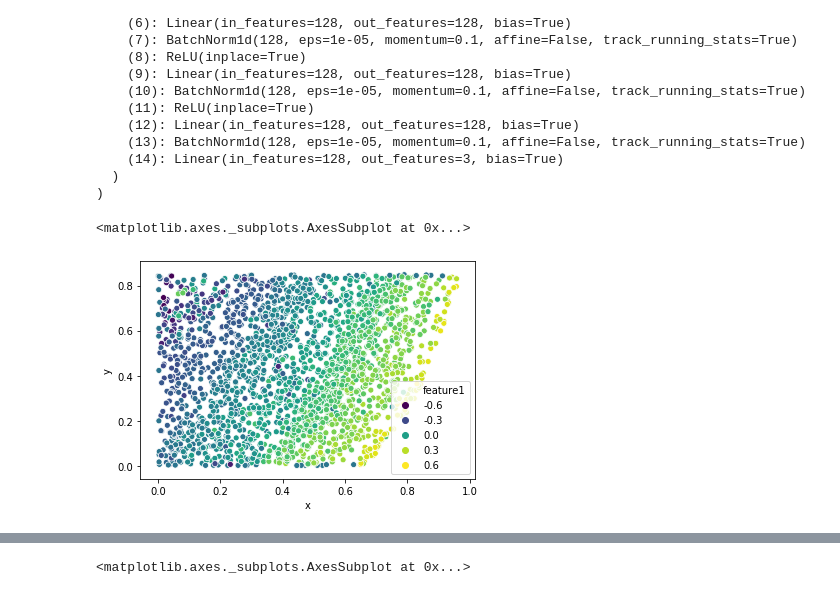
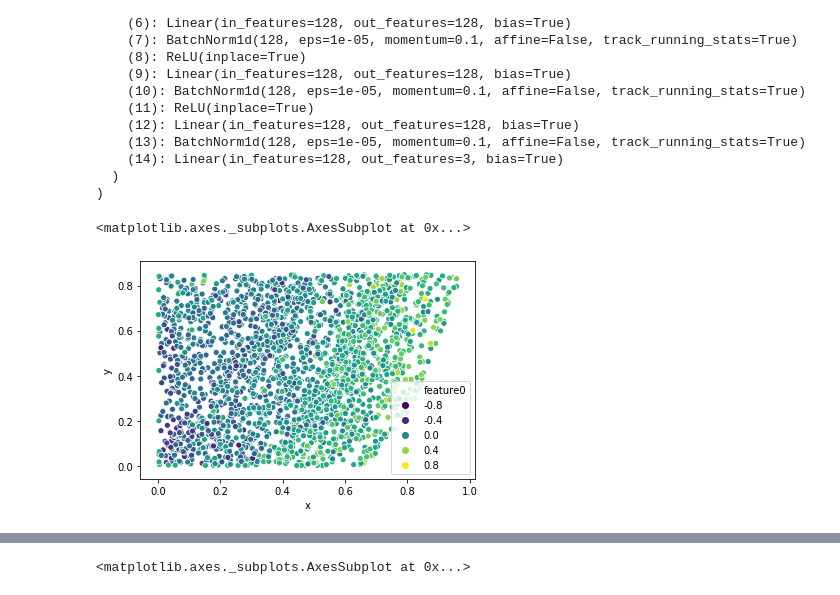
Before and after one commit to GuillaumeLeclerc/mlgenomics, a Jupyter notebook: data_preprocessing/plotting_model_features_unseen_data.ipynb, the cells around one changed output, grey strips where cells are left out. Saved outputs shown, nothing was run; the diff lists cells and outputs as text; code cells hidden in the pictures.

```diff
--- a/data_preprocessing/plotting_model_features_unseen_data.ipynb
+++ b/data_preprocessing/plotting_model_features_unseen_data.ipynb
@@ -46,7 +46,7 @@ test_dataset
 <torch.utils.data.dataset.Subset at 0x...>
 # %%
 # evaluate on the test dataset
-PATH = '/Users/work/Documents/GitHub/mlgenomics/djuna_models/lightning_logs/version_1/checkpoints/epoch=392-v0.ckpt'
+PATH = '/Users/work/Documents/GitHub/mlgenomics/djuna_models/lightning_logs/version_1_Wang_2018_all_2D_3D_processed_new_0_1_leftout/checkpoints/epoch=392-v0.ckpt'
 new_model_unseen = SimpleFNN.load_from_checkpoint(checkpoint_path=PATH)
 new_model_unseen.eval()
 # %% [output]
@@ -79,7 +79,7 @@ for features, labels, dataset_idx in (iter(DataLoader(test_dataset))):
     label.append(labels.detach().numpy())
     index.append(dataset_idx.detach().numpy())
     feature.append(features.detach().numpy())
-    out.append((new_model(features, dataset_idx)).detach().numpy())
+    out.append((new_model_unseen(features, dataset_idx)).detach().numpy())
 # %%
 yhat = np.concatenate(out)
 idx = np.concatenate(index)
@@ -90,7 +90,7 @@ yhat_data0 = yhat[np.array(np.where(idx==10)).flatten(),:]
 labels_data0 = label[np.array(np.where(idx==10)).flatten(),:]
 features_data0 = features[np.array(np.where(idx==10)).flatten(),:]
 # %%
-plot_genes(labels_data0, yhat_data0, 'viridis', 1)
+plot_genes(labels_data0, yhat_data0, 'viridis', 0)
 # %% [output]
 <matplotlib.axes._subplots.AxesSubplot at 0x...>
-[figure, old version]
+[figure, new version]
```
Also changed, not shown: parts of 13 cells of this notebook, 6 other files.
